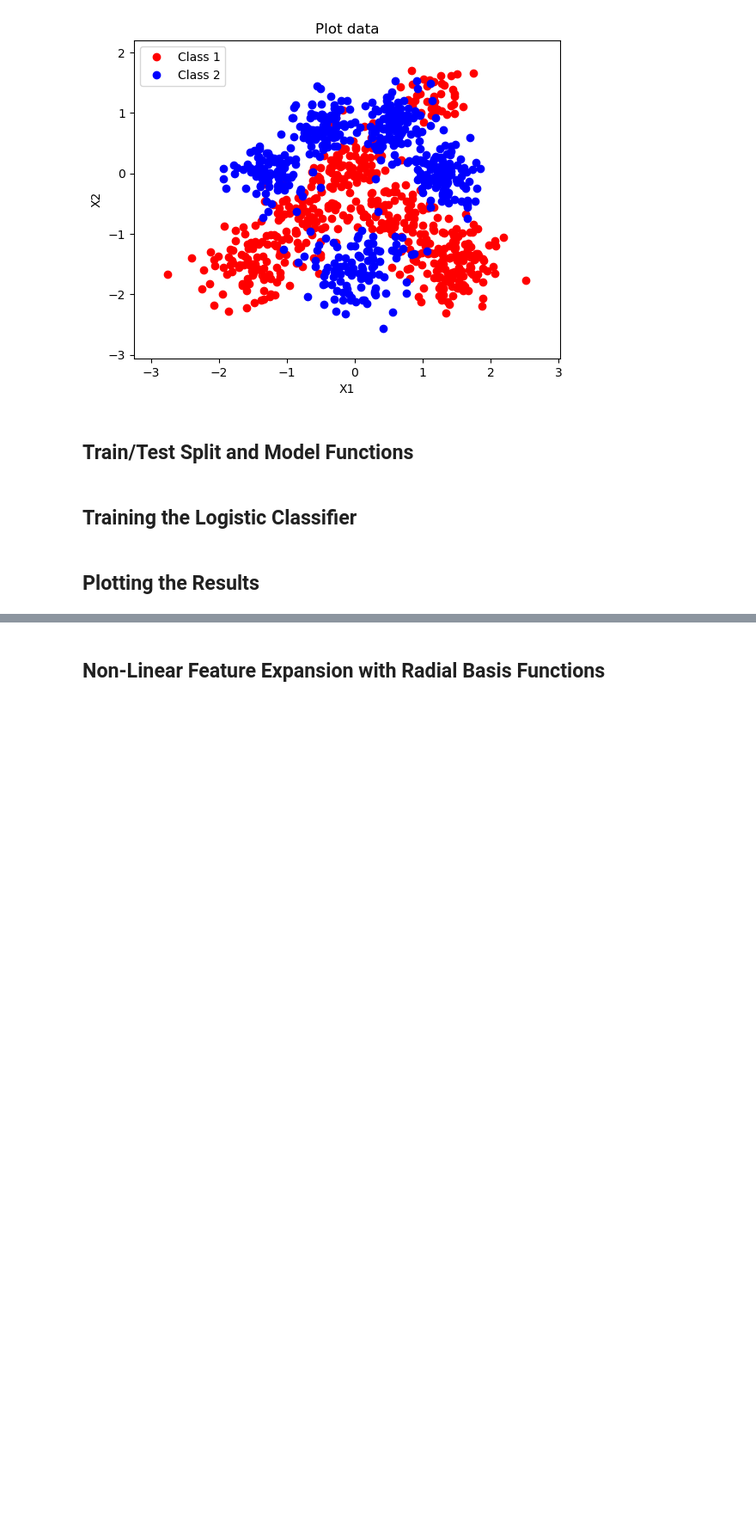
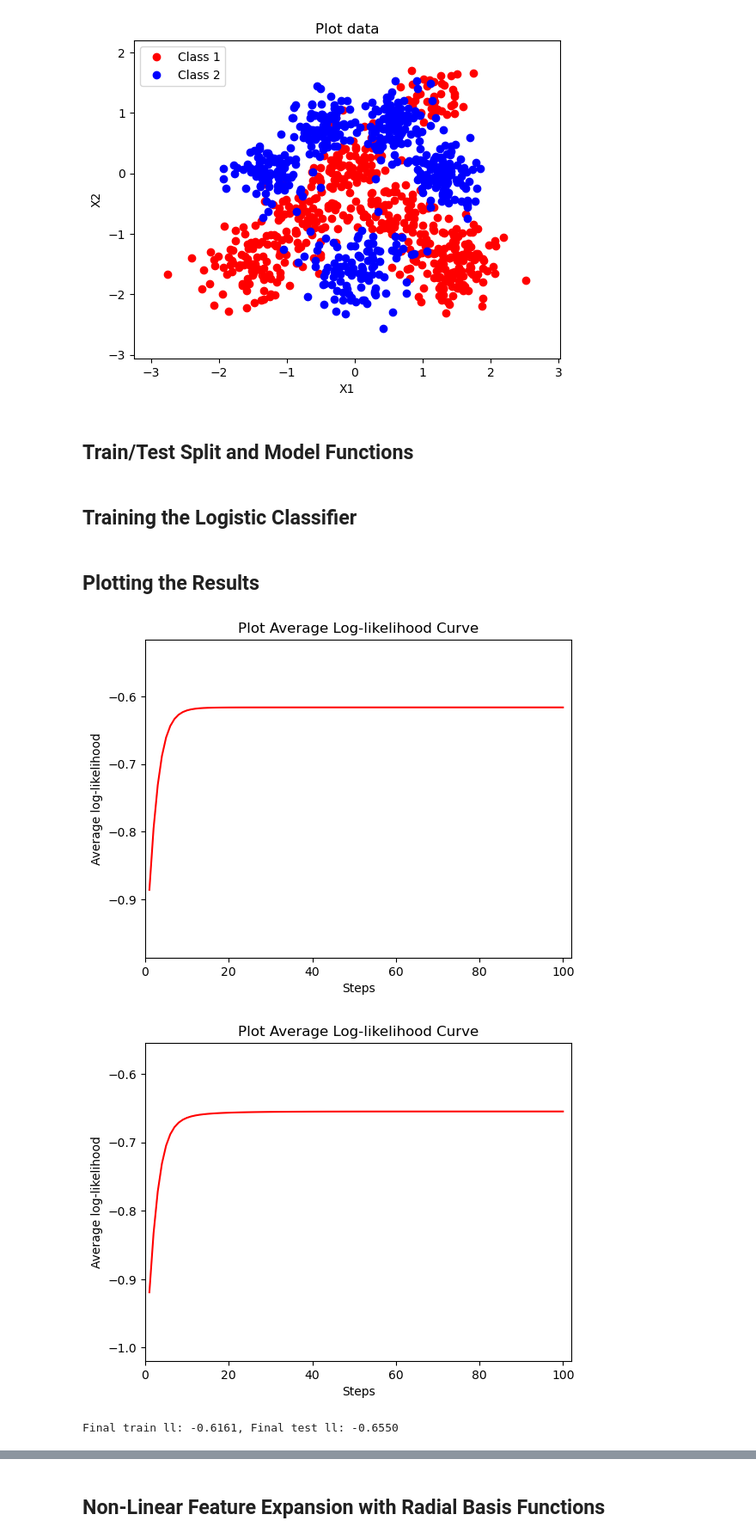
Before and after one commit to liuzihe02/iia, a Jupyter notebook: 3F8/coursework.ipynb, the cells around one changed output, grey strips where cells are left out. Shown at 86% size. Drawn from its saved outputs; the diff is of its cells as text; code cells hidden in the pictures; blank space fills up the shorter version.

```diff
--- a/3F8/coursework.ipynb
+++ b/3F8/coursework.ipynb
@@ -218,27 +183,32 @@ def fit_w(X_tilde_train, y_train, X_tilde_test, y_test, n_steps, alpha):
+# %%
+def fit_w(X_tilde_train, y_train, X_tilde_test, y_test, n_steps, alpha):
+    w = np.random.randn(X_tilde_train.shape[1])
+    ll_train = np.zeros(n_steps)
+    ll_test = np.zeros(n_steps)
+    for i in range(n_steps):
+        sigmoid_value = predict(X_tilde_train, w)
+        # Gradient ascent: w += alpha * X_tilde^T (y - sigma)
+        w = w + alpha * np.dot(X_tilde_train.T, y_train - sigmoid_value)
+
+        ll_train[i] = compute_average_ll(X_tilde_train, y_train, w)
+        ll_test[i] = compute_average_ll(X_tilde_test, y_test, w)
+
+    return w, ll_train, ll_test
 # %%
-# We train the classifier
+# Exercise d) - Train the linear logistic classifier
 
-alpha = # XXX Learning rate for gradient-based optimisation. To be completed by the student
-n_steps = # XXX Number of steps of gradient-based optimisation. To be completed by the student
+alpha = 0.001
+n_steps = 100
 
 X_tilde_train = get_x_tilde(X_train)
 X_tilde_test = get_x_tilde(X_test)
-w, ll_train, ll_test = fit_w(X_tilde_train, y_train, X_tilde_test, y_test, n_steps, alpha)
+w, ll_train, ll_test = fit_w(
+    X_tilde_train, y_train, X_tilde_test, y_test, n_steps, alpha
+)
 # %% [markdown]
 ## Plotting the Results
 # %%
-##
-# Function that plots the average log-likelihood returned by "fit_w"
-#
-# Input:
-#
-# ll: vector with log-likelihood values
-#
-# Output: Nothing
-#
-
-
-def plot_ll(ll):
+def plot_ll(ll, save_path=None):
     plt.figure()
     ax = plt.gca()
     plt.xlim(0, len(ll) + 2)
@@ -247,4 +217,6 @@ def plot_ll(ll):
     plt.xlabel("Steps")
     plt.ylabel("Average log-likelihood")
     plt.title("Plot Average Log-likelihood Curve")
+    if save_path:
+        plt.savefig(save_path, bbox_inches="tight", dpi=150)
     plt.show()
@@ -256 +223,11 @@ plot_ll(ll_test)
+# %%
+# Exercise d) - Plot learning curves
+plot_ll(ll_train, save_path="figures/ll_train_linear.png")
+plot_ll(ll_test, save_path="figures/ll_test_linear.png")
+
+print(f"Final train ll: {ll_train[-1]:.4f}, Final test ll: {ll_test[-1]:.4f}")
+# %% [output]
+[figure, added]
+[figure, added]
+Final train ll: -0.6161, Final test ll: -0.6550
 # %%
```
Also changed, not shown: parts of 7 cells of this notebook, 7 other files.
